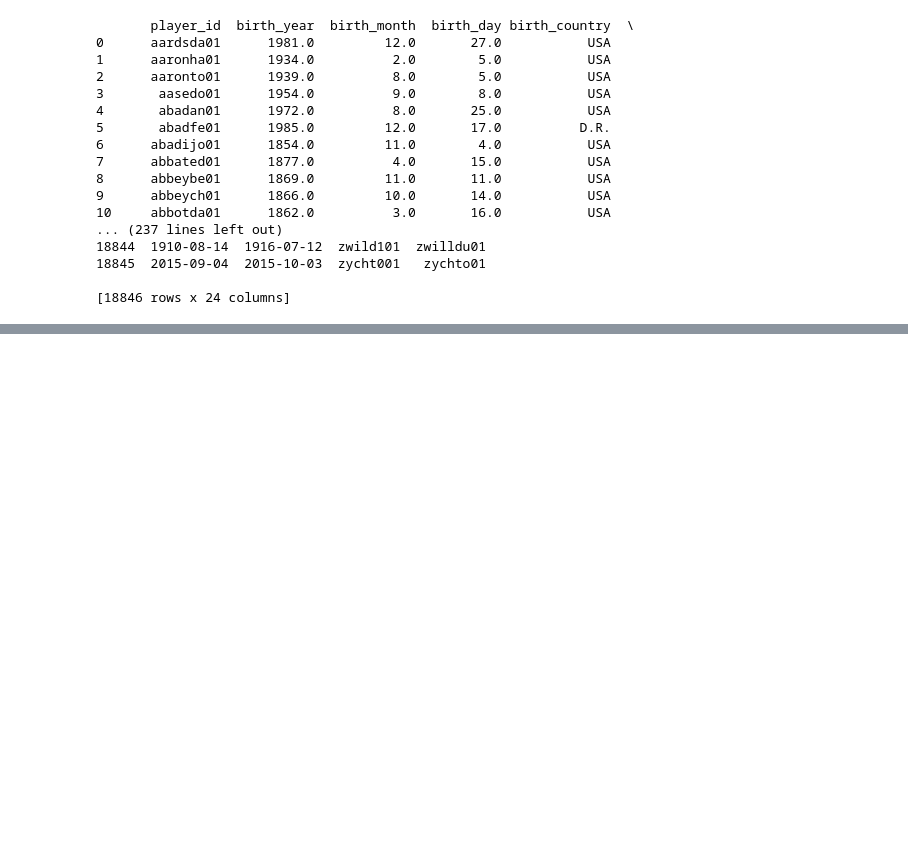
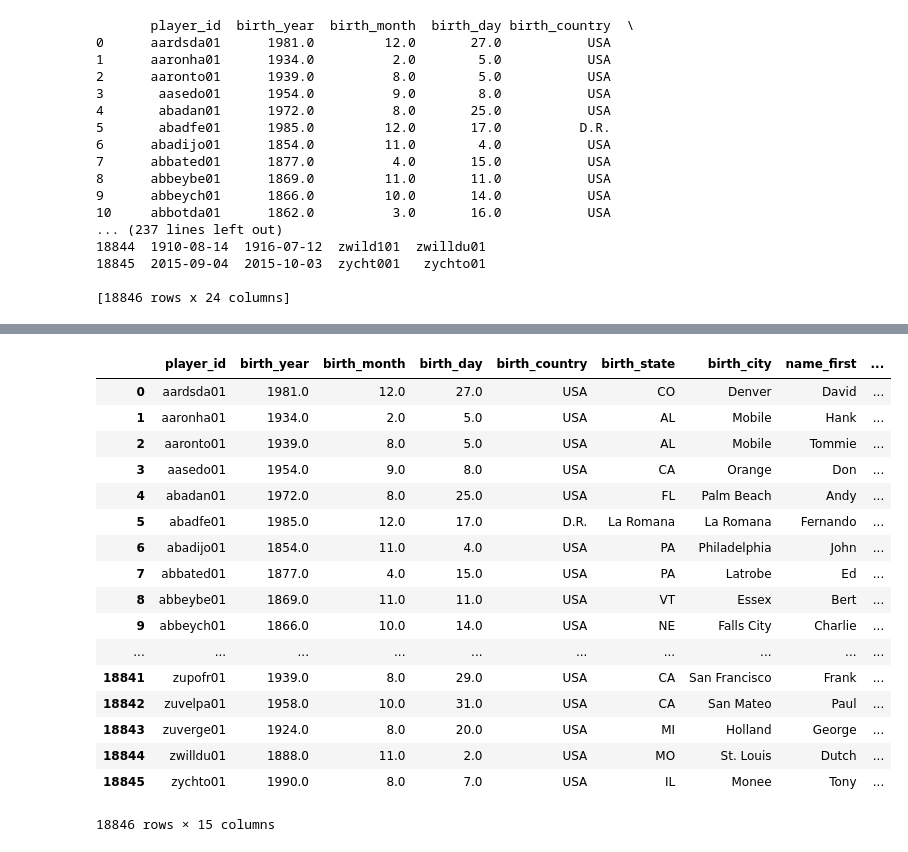
Before and after one commit to bbasista87/ETL_Project, a Jupyter notebook: Players_Data.ipynb, the cells around one changed output, grey strips where cells are left out. Cells and saved outputs as stored; diff of their text form; code cells hidden in the pictures; blank space fills up the shorter version.

Commit message:
player_data - cleaning data

```diff
--- a/Players_Data.ipynb
+++ b/Players_Data.ipynb
@@ -49,0 +39,2 @@ list(df.columns.values)
+# %%
+player_df = df.drop(columns=[ 'death_year','death_month', 'death_day', 'death_country', 'death_state','death_city','name_given','retro_id','bbref_id'])
@@ -49,0 +61,21 @@ list(df.columns.values)
+# %%
+player_df
+# %% [output]
+|  | player_id | birth_year | birth_month | birth_day | birth_country | birth_state | birth_city | name_first | ... |
+| 0 | aardsda01 | 1981.0 | 12.0 | 27.0 | USA | CO | Denver | David | ... |
+| 1 | aaronha01 | 1934.0 | 2.0 | 5.0 | USA | AL | Mobile | Hank | ... |
+| 2 | aaronto01 | 1939.0 | 8.0 | 5.0 | USA | AL | Mobile | Tommie | ... |
+| 3 | aasedo01 | 1954.0 | 9.0 | 8.0 | USA | CA | Orange | Don | ... |
+| 4 | abadan01 | 1972.0 | 8.0 | 25.0 | USA | FL | Palm Beach | Andy | ... |
+| 5 | abadfe01 | 1985.0 | 12.0 | 17.0 | D.R. | La Romana | La Romana | Fernando | ... |
+| 6 | abadijo01 | 1854.0 | 11.0 | 4.0 | USA | PA | Philadelphia | John | ... |
+| 7 | abbated01 | 1877.0 | 4.0 | 15.0 | USA | PA | Latrobe | Ed | ... |
+| 8 | abbeybe01 | 1869.0 | 11.0 | 11.0 | USA | VT | Essex | Bert | ... |
+| 9 | abbeych01 | 1866.0 | 10.0 | 14.0 | USA | NE | Falls City | Charlie | ... |
+| ... | ... | ... | ... | ... | ... | ... | ... | ... | ... |
+| 18841 | zupofr01 | 1939.0 | 8.0 | 29.0 | USA | CA | San Francisco | Frank | ... |
+| 18842 | zuvelpa01 | 1958.0 | 10.0 | 31.0 | USA | CA | San Mateo | Paul | ... |
+| 18843 | zuverge01 | 1924.0 | 8.0 | 20.0 | USA | MI | Holland | George | ... |
+| 18844 | zwilldu01 | 1888.0 | 11.0 | 2.0 | USA | MO | St. Louis | Dutch | ... |
+| 18845 | zychto01 | 1990.0 | 8.0 | 7.0 | USA | IL | Monee | Tony | ... |
+18846 rows × 15 columns
```
Also changed, not shown: parts of 4 cells of this notebook.
